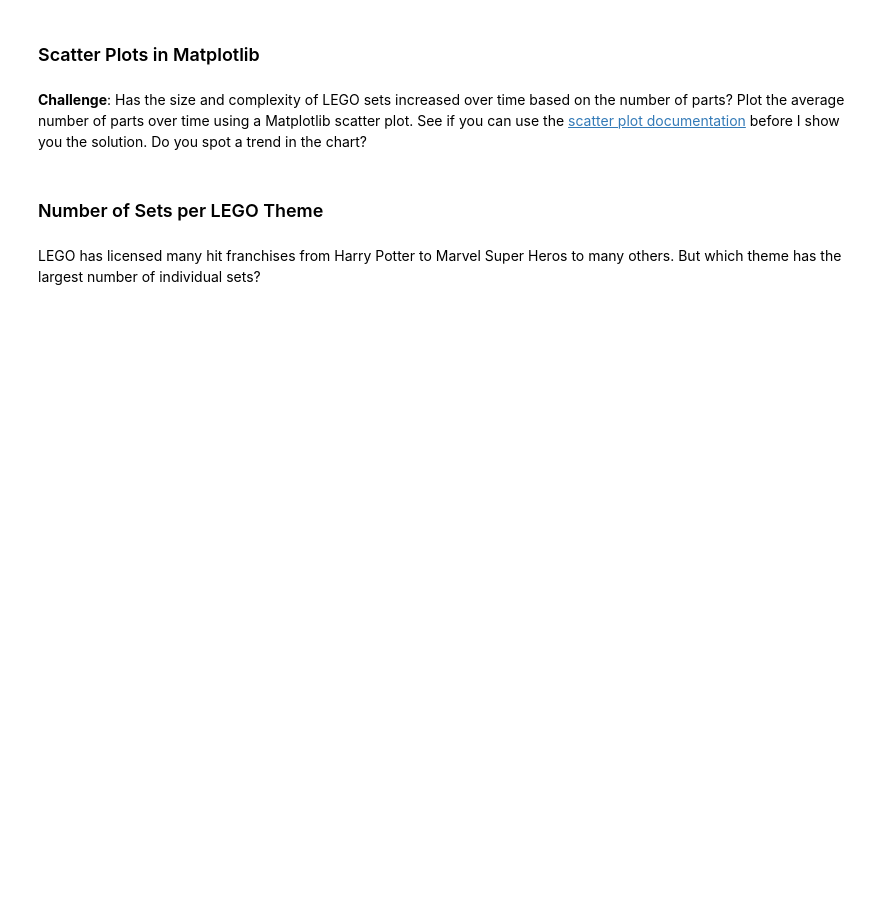
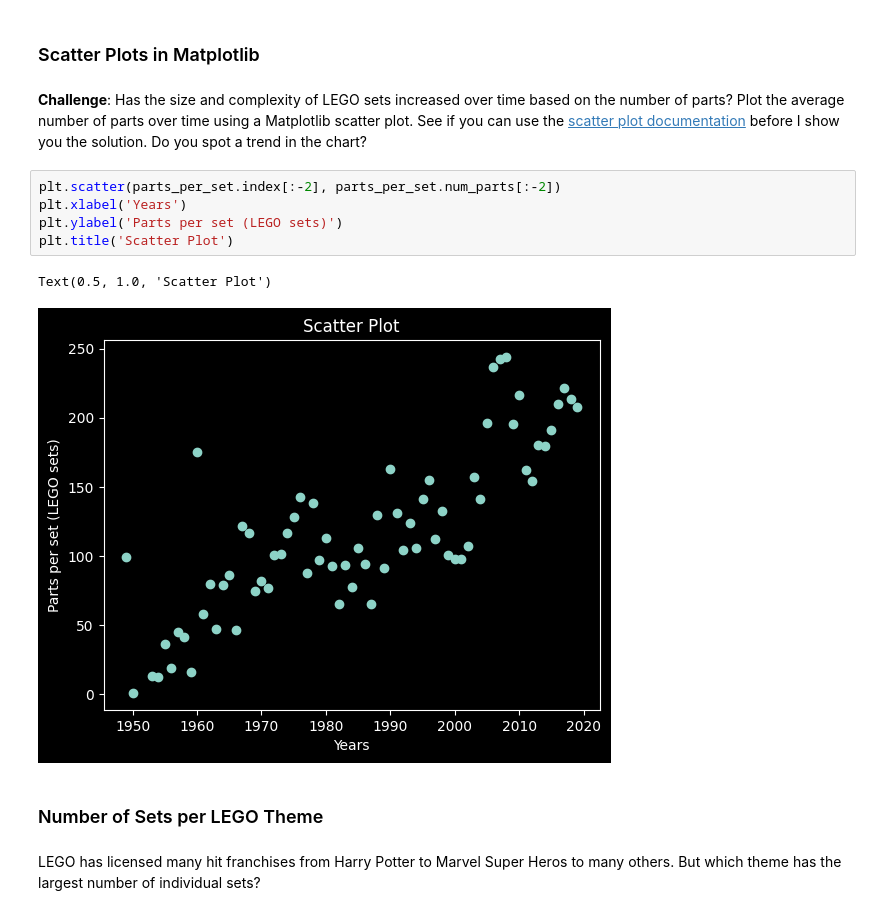
Before and after one commit to marcinszlaz/__100_Days_of_Code_Python_Bootcamp__, a Jupyter notebook: day_74/Lego_Analysis_for_Course_(start).ipynb, the cells around one changed output. Drawn from its saved outputs; the diff is of its cells as text; blank space fills up the shorter version.

```diff
--- a/day_74/Lego_Analysis_for_Course_(start).ipynb
+++ b/day_74/Lego_Analysis_for_Course_(start).ipynb
@@ -183,6 +245,14 @@ Let's work out the number of different themes shipped by year. This means we hav
 ### Scatter Plots in Matplotlib
 # %% [markdown]
 **Challenge**: Has the size and complexity of LEGO sets increased over time based on the number of parts? Plot the average number of parts over time using a Matplotlib scatter plot. See if you can use the [scatter plot documentation](https://matplotlib.org/3.1.0/api/_as_gen/matplotlib.pyplot.scatter.html) before I show you the solution. Do you spot a trend in the chart?
+# %%
+plt.scatter(parts_per_set.index[:-2], parts_per_set.num_parts[:-2])
+plt.xlabel('Years')
+plt.ylabel('Parts per set (LEGO sets)')
+plt.title('Scatter Plot')
+# %% [output]
+Text(0.5, 1.0, 'Scatter Plot')
+[figure, added]
 # %% [markdown]
 ### Number of Sets per LEGO Theme
 # %% [markdown]
```
Also changed, not shown: parts of 19 cells of this notebook, 8 other files.
